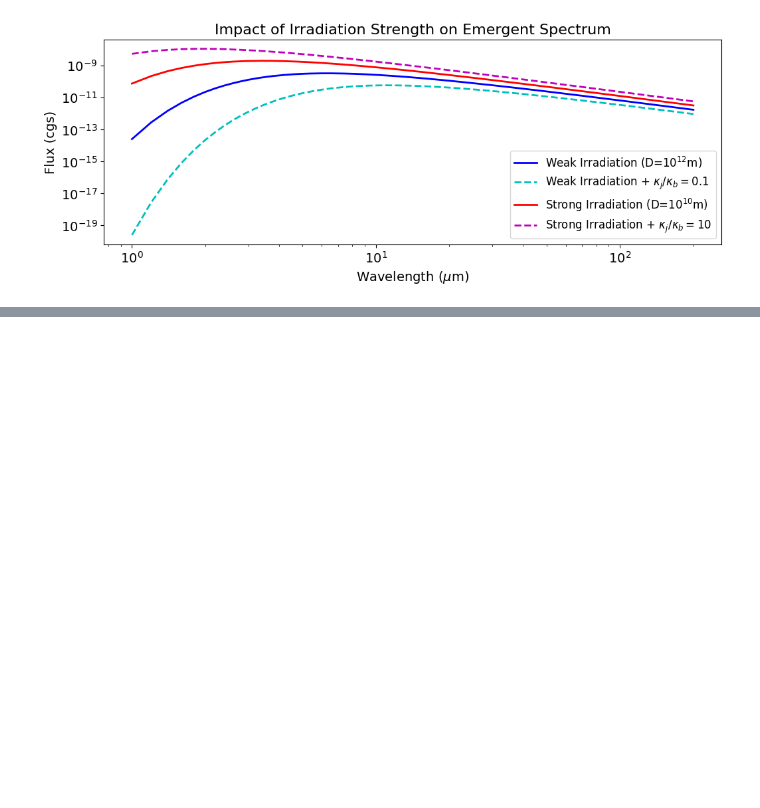
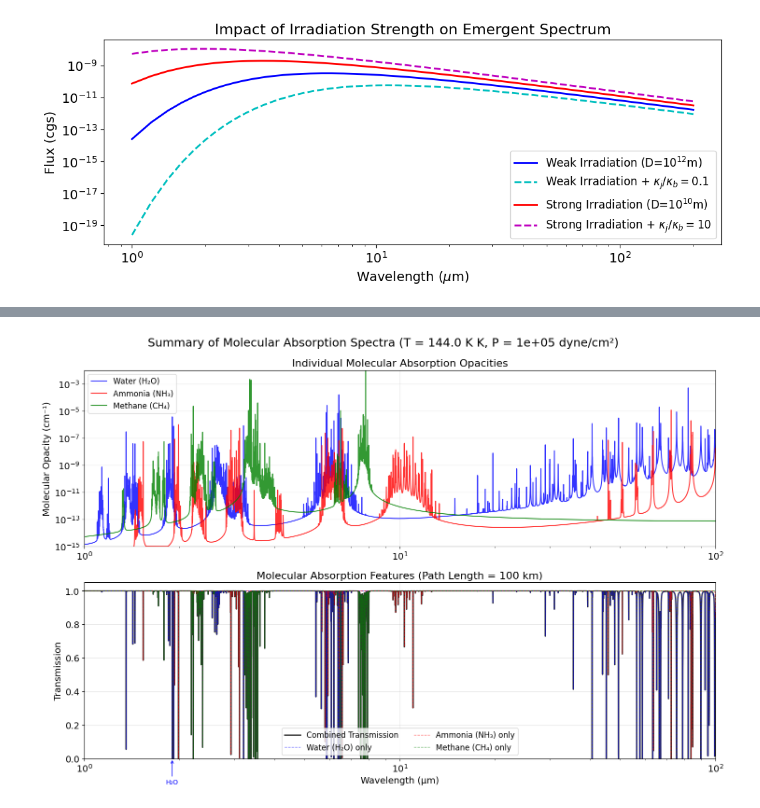
Before and after one commit to vernica-mehta/project-10, a Jupyter notebook: grey_model/make_figs.ipynb, the cells around one changed output, grey strips where cells are left out. Saved outputs shown, nothing was run; the diff lists cells and outputs as text; code cells hidden in the pictures; blank space fills up the shorter version.

```diff
--- a/grey_model/make_figs.ipynb
+++ b/grey_model/make_figs.ipynb
@@ -200,0 +414,93 @@ plt.show()
+# %%
+# Summary plot showing key molecular absorption bands
+print("Creating summary plot of key molecular absorption features...")
+
+fig, (ax1, ax2) = plt.subplots(2, 1, figsize=(15, 10))
+
+# Create a broad wavelength grid covering 1-100 μm
+lambda_grid = np.logspace(0, 2, 5000) * u.um  # 1 to 100 μm
+nu_grid_broad = (c.c / lambda_grid).to(u.Hz)
+
+# Calculate combined opacity from all molecules
+print("Calculating combined molecular opacity...")
+total_opacity = mol_lines.compute_molecular_opacity(
+    nu_grid_broad.value, T, P, molecule_abundances, max_lines=2000
+)
+
+# Individual molecule contributions
+individual_opacities = {}
+for i, (mol_key, mol_name, color) in enumerate(zip(molecule_keys, molecule_names, colors)):
+    print(f"Calculating opacity for {mol_name}...")
+    single_mol_abundance = {mol_key: molecule_abundances[mol_key]}
+    opacity = mol_lines.compute_molecular_opacity(
+        nu_grid_broad.value, T, P, single_mol_abundance, max_lines=2000
+    )
+    individual_opacities[mol_key] = opacity
+
+# Plot 1: Individual molecular opacities
+for i, (mol_key, mol_name, color) in enumerate(zip(molecule_keys, molecule_names, colors)):
+    opacity = individual_opacities[mol_key]
+    mask = opacity > 1e-15  # Only plot where there's significant opacity
+    if np.any(mask):
+        ax1.loglog(lambda_grid[mask], opacity[mask], color=color,
+                    linewidth=1.5, label=mol_name, alpha=0.8)
+
+ax1.set_ylabel('Molecular Opacity (cm⁻¹)', fontsize=14)
+ax1.set_title('Individual Molecular Absorption Opacities', fontsize=16)
+ax1.legend(fontsize=12)
+ax1.grid(True, alpha=0.3)
+ax1.set_xlim(1, 100)
+ax1.set_ylim(1e-15, 1e-2)
+
+# Plot 2: Transmission spectrum (combined effect)
+path_length = 100 * u.km
+optical_depth_total = total_opacity * u.cm**-1 * path_length.to(u.cm)
+transmission_total = np.exp(-optical_depth_total.value)
+
+ax2.semilogx(lambda_grid, transmission_total, 'black', linewidth=2,
+         label='Combined Transmission', alpha=0.8)
+
+# Add individual transmission curves
+for i, (mol_key, mol_name, color) in enumerate(zip(molecule_keys, molecule_names, colors)):
+    opacity = individual_opacities[mol_key]
+    optical_depth = opacity * u.cm**-1 * path_length.to(u.cm)
+    transmission = np.exp(-optical_depth.value)
+    ax2.plot(lambda_grid, transmission, color=color, linewidth=1,
+             label=f'{mol_name} only', alpha=0.6, linestyle='--')
+
+ax2.set_xlabel('Wavelength (μm)', fontsize=14)
+ax2.set_ylabel('Transmission', fontsize=14)
+ax2.set_title('Molecular Absorption Features (Path Length = 100 km)', fontsize=16)
+ax2.legend(fontsize=12, ncol=2)
+ax2.grid(True, alpha=0.3)
+ax2.set_xlim(1, 100)
+ax2.set_ylim(0, 1.05)
+
+# Add text annotations for key absorption bands
+absorption_bands = {
+    'H₂O': [(1.4, 'H₂O'), (1.9, 'H₂O'), (2.7, 'H₂O'), (6.3, 'H₂O'), (20, 'H₂O rot.')],
+    'NH₃': [(1.5, 'NH₃'), (2.0, 'NH₃'), (10.5, 'NH₃')],
+    'CH₄': [(1.66, 'CH₄'), (2.3, 'CH₄'), (3.3, 'CH₄'), (7.7, 'CH₄')]
+}
+
+colors_dict = {'H₂O': 'blue', 'NH₃': 'red', 'CH₄': 'green'}
+for molecule, bands in absorption_bands.items():
+    for wavelength, label in bands:
+        if 1 <= wavelength <= 100:
+            # Find transmission at this wavelength
+            idx = np.argmin(np.abs(lambda_grid.value - wavelength))
+            trans_val = transmission_total[idx]
+            if trans_val < 0.9:  # Only annotate if there's significant absorption
+                ax2.annotate(label, xy=(wavelength, trans_val),
+                           xytext=(wavelength, trans_val-0.15),
+                           fontsize=10, ha='center', color=colors_dict[molecule],
+                           arrowprops=dict(arrowstyle='->', color=colors_dict[molecule], lw=1))
+
+plt.suptitle(f'Summary of Molecular Absorption Spectra (T = {T} K, P = {P:.0e} dyne/cm²)',
+             fontsize=18)
+plt.tight_layout()
+plt.show()
+
+print("Molecular spectra summary completed!")
+print(f"Key absorption features identified across 1-100 μm wavelength range")
+# %% [output]
@@ -200,0 +524 @@ plt.show()
+[figure, added]
```
Also changed, not shown: parts of 3 cells of this notebook, 9 other files.
